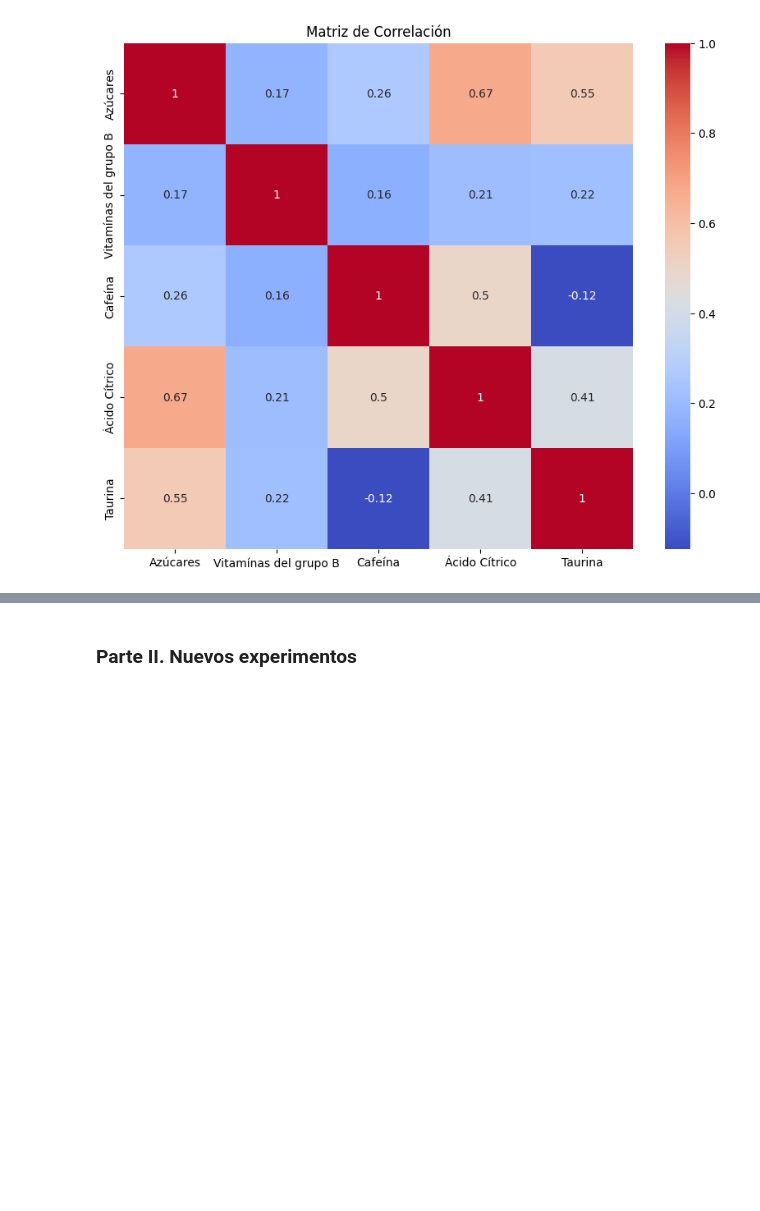
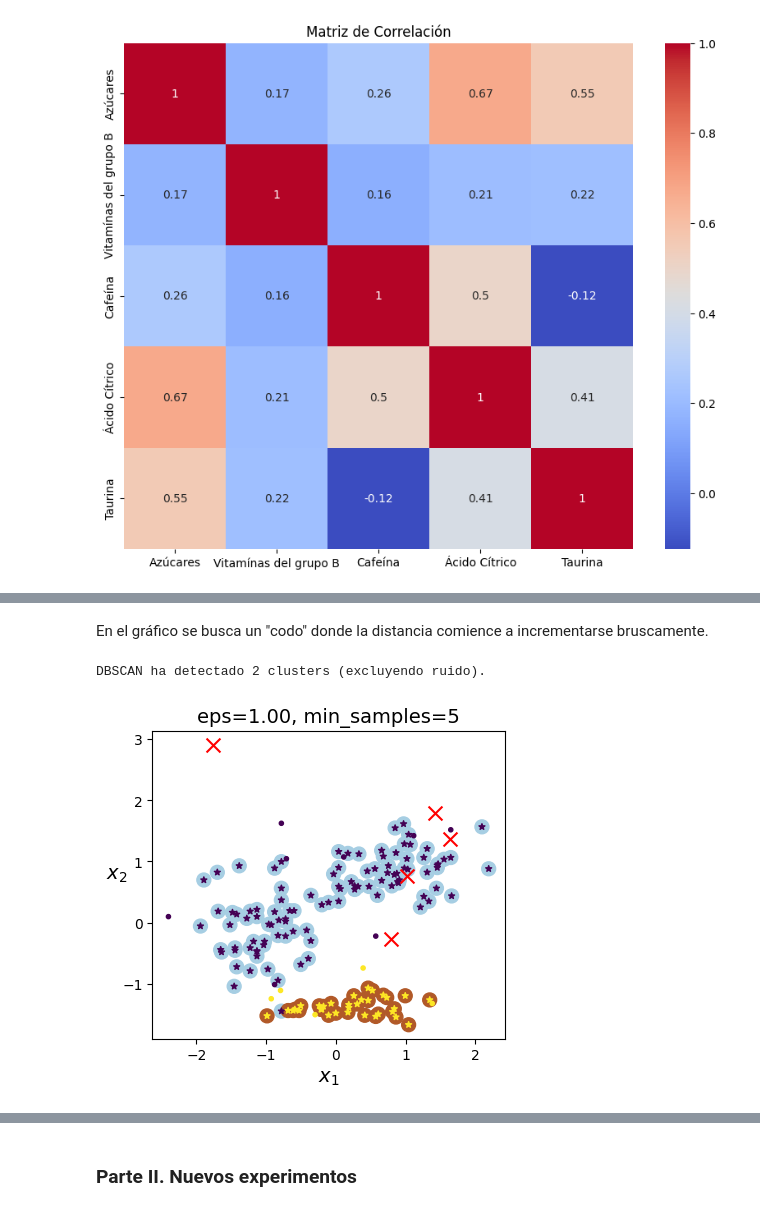
Before and after one commit to antonio-herrera-gb/ONLINE_DS_THEBRIDGE_AntonioHerrera, a Jupyter notebook: 04_Machine_Learning/Sprint_13/Unidad_02/Practica_Obligatoria/18_Practica_Obligatoria_Clustering_II.ipynb, the cells around one changed output, grey strips where cells are left out. Cells and saved outputs as stored; diff of their text form; code cells hidden in the pictures; blank space fills up the shorter version.

```diff
--- a/04_Machine_Learning/Sprint_13/Unidad_02/Practica_Obligatoria/18_Practica_Obligatoria_Clustering_II.ipynb
+++ b/04_Machine_Learning/Sprint_13/Unidad_02/Practica_Obligatoria/18_Practica_Obligatoria_Clustering_II.ipynb
@@ -111,0 +191,46 @@ plt.show()
+# %% [markdown]
+En el gráfico se busca un "codo" donde la distancia comience a incrementarse bruscamente.
+# %%
+from sklearn.cluster import DBSCAN
+
+dbscan = DBSCAN(eps=1.0, min_samples=5)
+clusters_dbscan = dbscan.fit_predict(X_scaled)
+n_clusters_dbscan = len(set(clusters_dbscan)) - (1 if -1 in clusters_dbscan else 0)
+print(f"DBSCAN ha detectado {n_clusters_dbscan} clusters (excluyendo ruido).")
+# %% [output]
+DBSCAN ha detectado 2 clusters (excluyendo ruido).
+# %%
+def plot_dbscan(dbscan, X, size, show_xlabels=True, show_ylabels=True):
+    core_mask = np.zeros_like(dbscan.labels_, dtype=bool)
+    core_mask[dbscan.core_sample_indices_] = True
+    anomalies_mask = dbscan.labels_ == -1
+    non_core_mask = ~(core_mask | anomalies_mask)
+
+    cores = dbscan.components_
+    anomalies = X[anomalies_mask]
+    non_cores = X[non_core_mask]
+
+    plt.scatter(cores[:, 0], cores[:, 1],
+                c=dbscan.labels_[core_mask], marker='o', s=size, cmap="Paired")
+    plt.scatter(cores[:, 0], cores[:, 1], marker='*', s=20, c=dbscan.labels_[core_mask])
+    plt.scatter(anomalies[:, 0], anomalies[:, 1],
+                c="r", marker="x", s=100)
+    plt.scatter(non_cores[:, 0], non_cores[:, 1], c=dbscan.labels_[non_core_mask], marker=".")
+    if show_xlabels:
+        plt.xlabel("$x_1$", fontsize=14)
+    else:
+        plt.tick_params(labelbottom=False)
+    if show_ylabels:
+        plt.ylabel("$x_2$", fontsize=14, rotation=0)
+    else:
+        plt.tick_params(labelleft=False)
+    plt.title("eps={:.2f}, min_samples={}".format(dbscan.eps, dbscan.min_samples), fontsize=14)
+# %%
+plt.figure(figsize=(10, 4))
+
+plt.subplot(121)
+plot_dbscan(dbscan, X_scaled, size=100)
+
+plt.show()
+# %% [output]
+[figure, added]
```
Also changed, not shown: parts of 16 cells of this notebook.
